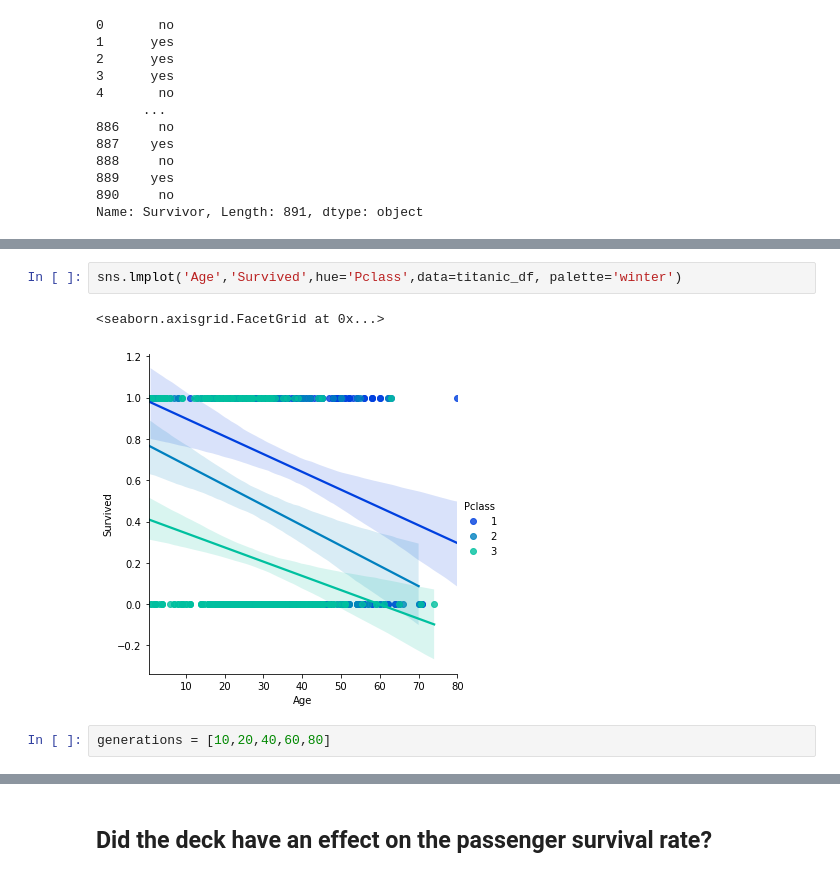
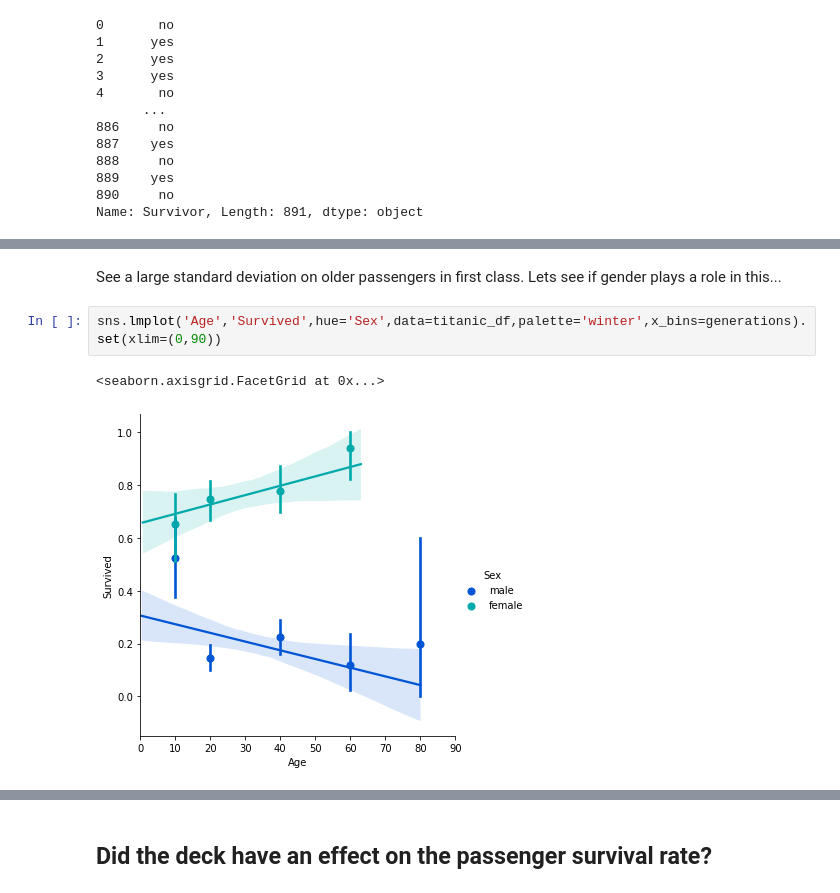
Before and after one commit to alexjreynolds50/Titanic-Database-Data-exploration-wrangle-and-analysis, a Jupyter notebook: Udemy Titanic Project.ipynb, the cells around one changed output, grey strips where cells are left out. Saved outputs shown, nothing was run; the diff lists cells and outputs as text.

```diff
--- a/Udemy Titanic Project.ipynb
+++ b/Udemy Titanic Project.ipynb
@@ -309,7 +371,7 @@ sns.lmplot('Age','Survived',data=titanic_df)
+# %% [markdown]
+See a large standard deviation on older passengers in first class. Lets see if gender plays a role in this...
 # %%
-sns.lmplot('Age','Survived',hue='Pclass',data=titanic_df, palette='winter')
+sns.lmplot('Age','Survived',hue='Sex',data=titanic_df,palette='winter',x_bins=generations).set(xlim=(0,90))
 # %% [output]
 <seaborn.axisgrid.FacetGrid at 0x...>
-[figure, old version]
+[figure, new version]
-# %%
-generations = [10,20,40,60,80]
```
Also changed, not shown: parts of 89 cells of this notebook.
